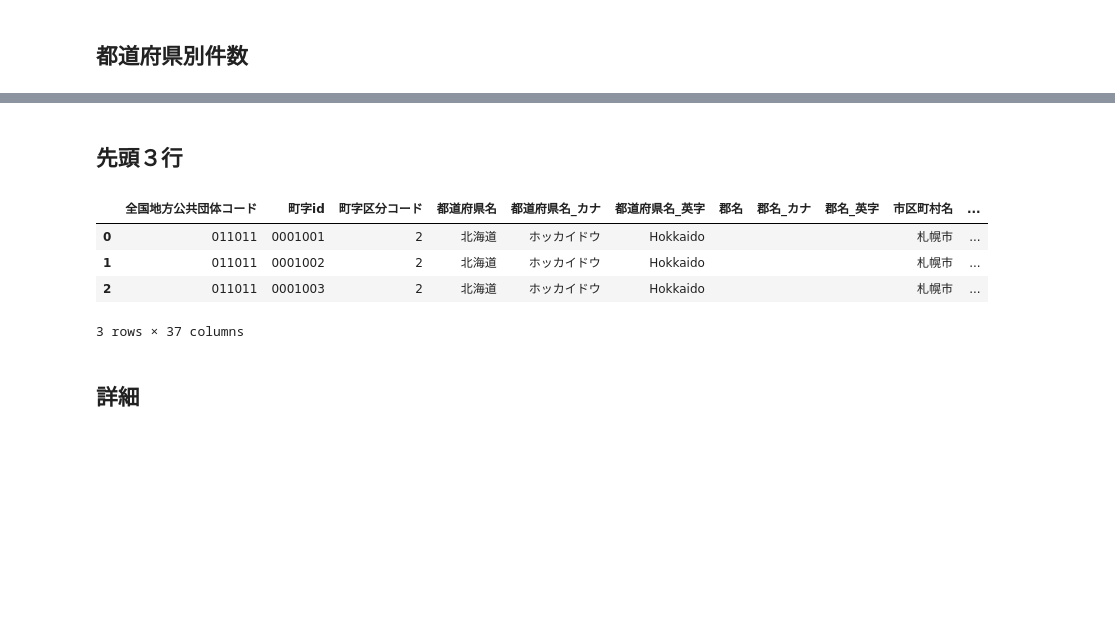
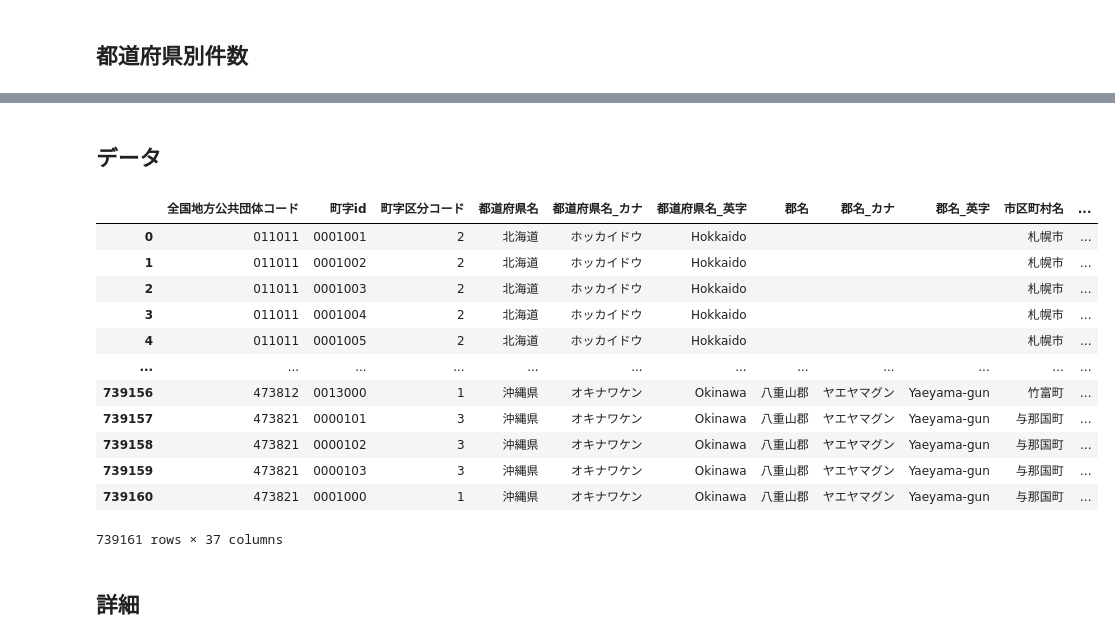
Before and after one commit to zero3kw/abr-data-summary, a Jupyter notebook: abr_data_summery.ipynb, the cells around one changed output, grey strips where cells are left out. Saved outputs shown, nothing was run; the diff lists cells and outputs as text; code cells hidden in the pictures; blank space fills up the shorter version.

```diff
--- a/abr_data_summery.ipynb
+++ b/abr_data_summery.ipynb
@@ -7,12 +7,15 @@ import io
 import urllib.request
 import zipfile
 import pandas as pd
+import gc
 
 def get_data(url):
     req = urllib.request.Request(url)
     with urllib.request.urlopen(req) as res:
         data = res.read()
     with zipfile.ZipFile(io.BytesIO(data), 'r') as zip_file:
+        del data
+        gc.collect()
         with zip_file.open(zip_file.namelist()[0], 'r') as zip_data:
             return zip_data.read().decode('utf-8')
 
@@ -167,15 +192,23 @@ df.groupby([df['全国地方公共団体コード'].str[:2],'都道府県名']).
 47           沖縄県       1834
 dtype: int64
 # %% [markdown]
-## 先頭３行
+## データ
 # %%
-df.head(3)
+df
 # %% [output]
 |  | 全国地方公共団体コード | 町字id | 町字区分コード | 都道府県名 | 都道府県名_カナ | 都道府県名_英字 | 郡名 | 郡名_カナ | 郡名_英字 | 市区町村名 | ... |
 | 0 | 011011 | 0001001 | 2 | 北海道 | ホッカイドウ | Hokkaido |  |  |  | 札幌市 | ... |
 | 1 | 011011 | 0001002 | 2 | 北海道 | ホッカイドウ | Hokkaido |  |  |  | 札幌市 | ... |
 | 2 | 011011 | 0001003 | 2 | 北海道 | ホッカイドウ | Hokkaido |  |  |  | 札幌市 | ... |
+| 3 | 011011 | 0001004 | 2 | 北海道 | ホッカイドウ | Hokkaido |  |  |  | 札幌市 | ... |
+| 4 | 011011 | 0001005 | 2 | 北海道 | ホッカイドウ | Hokkaido |  |  |  | 札幌市 | ... |
+| ... | ... | ... | ... | ... | ... | ... | ... | ... | ... | ... | ... |
+| 739156 | 473812 | 0013000 | 1 | 沖縄県 | オキナワケン | Okinawa | 八重山郡 | ヤエヤマグン | Yaeyama-gun | 竹富町 | ... |
+| 739157 | 473821 | 0000101 | 3 | 沖縄県 | オキナワケン | Okinawa | 八重山郡 | ヤエヤマグン | Yaeyama-gun | 与那国町 | ... |
+| 739158 | 473821 | 0000102 | 3 | 沖縄県 | オキナワケン | Okinawa | 八重山郡 | ヤエヤマグン | Yaeyama-gun | 与那国町 | ... |
+| 739159 | 473821 | 0000103 | 3 | 沖縄県 | オキナワケン | Okinawa | 八重山郡 | ヤエヤマグン | Yaeyama-gun | 与那国町 | ... |
+| 739160 | 473821 | 0001000 | 1 | 沖縄県 | オキナワケン | Okinawa | 八重山郡 | ヤエヤマグン | Yaeyama-gun | 与那国町 | ... |
-3 rows × 37 columns
+739161 rows × 37 columns
 # %% [markdown]
 ## 詳細
 # %%
```
Also changed, not shown: parts of 17 cells of this notebook.
